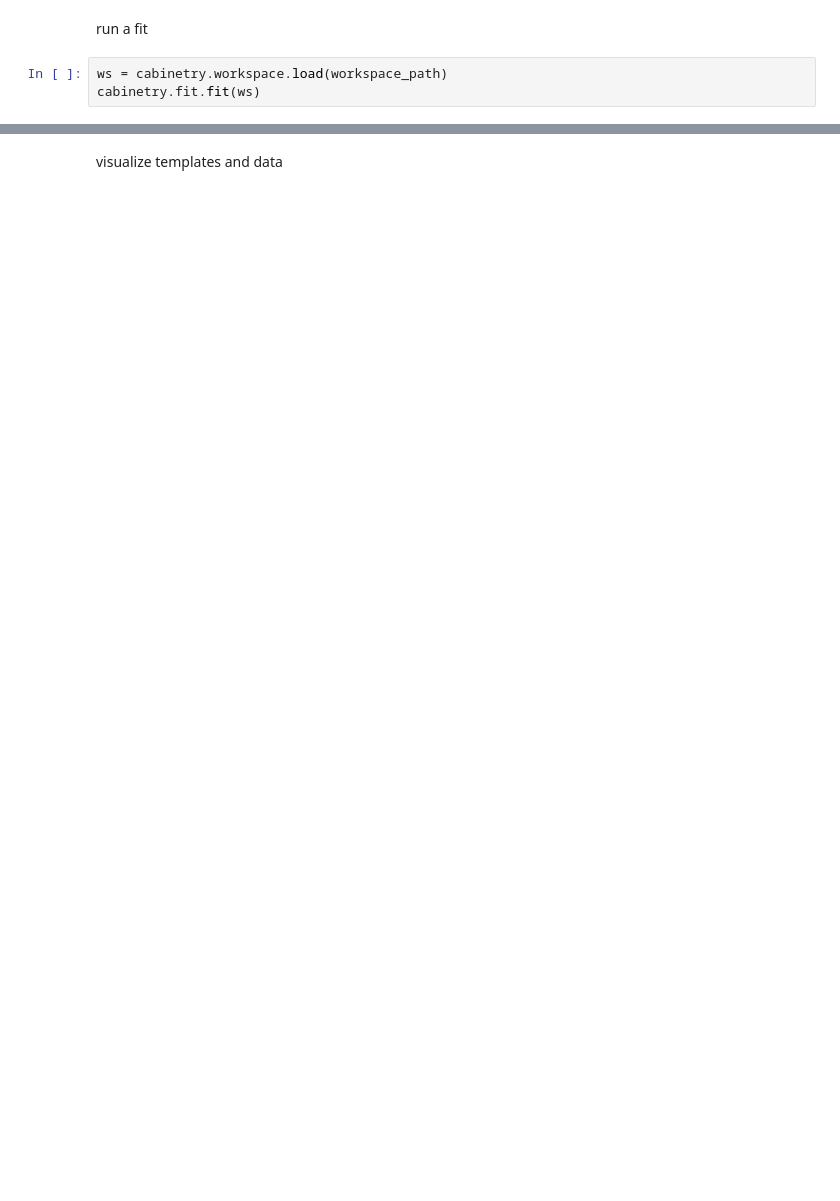
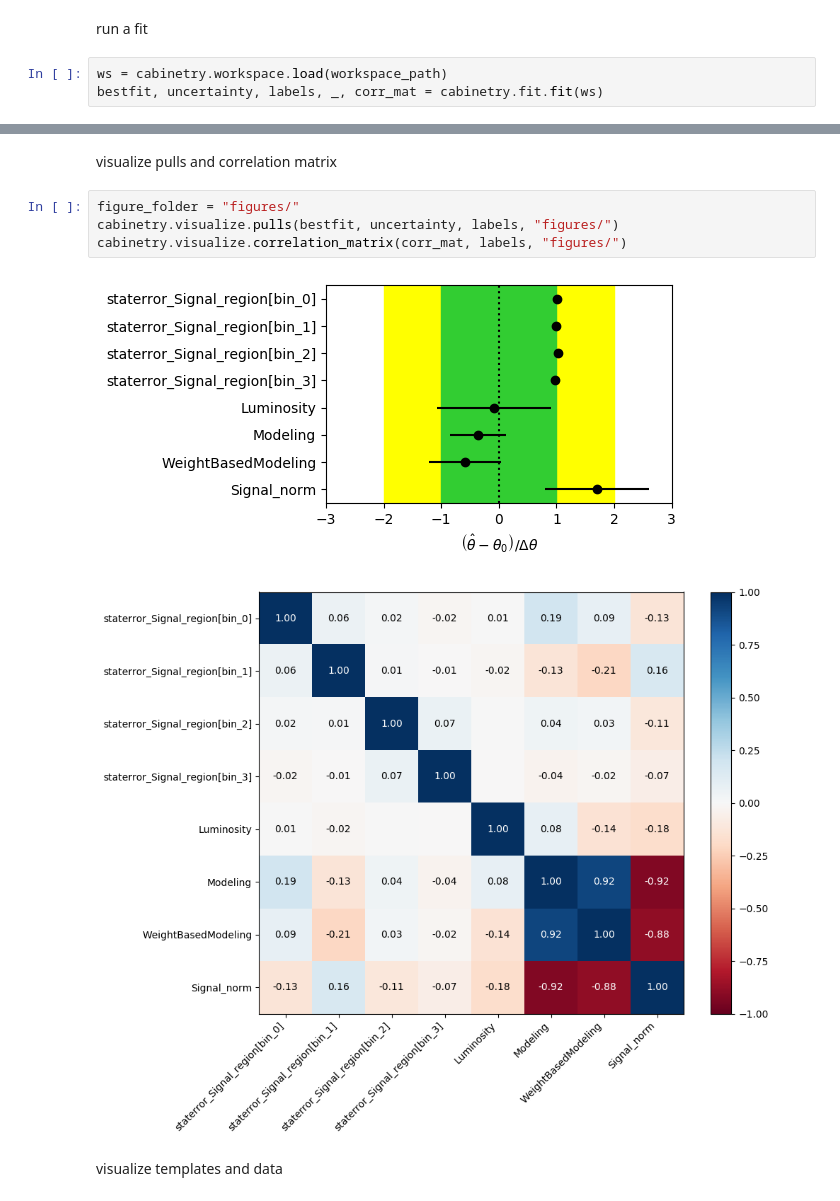
Before and after one commit to alexander-held/cabinetry-binder, a Jupyter notebook: example.ipynb, the cells around one changed output, grey strips where cells are left out. Cells and saved outputs as stored; diff of their text form; blank space fills up the shorter version.

Commit message:
updating to cabinetry 0.0.5, adding figures

```diff
--- a/example.ipynb
+++ b/example.ipynb
@@ -36,4 +51,4 @@ cabinetry.workspace.save(ws, workspace_path)
 run a fit
 # %%
 ws = cabinetry.workspace.load(workspace_path)
-cabinetry.fit.fit(ws)
+bestfit, uncertainty, labels, _, corr_mat = cabinetry.fit.fit(ws)
@@ -40,3 +84,12 @@ cabinetry.fit.fit(ws)
+# %% [markdown]
+visualize pulls and correlation matrix
+# %%
+figure_folder = "figures/"
+cabinetry.visualize.pulls(bestfit, uncertainty, labels, "figures/")
+cabinetry.visualize.correlation_matrix(corr_mat, labels, "figures/")
+# %% [output]
+[figure, added]
+[figure, added]
 # %% [markdown]
 visualize templates and data
 # %%
```
Also changed, not shown: parts of 8 cells of this notebook, 4 other files.
